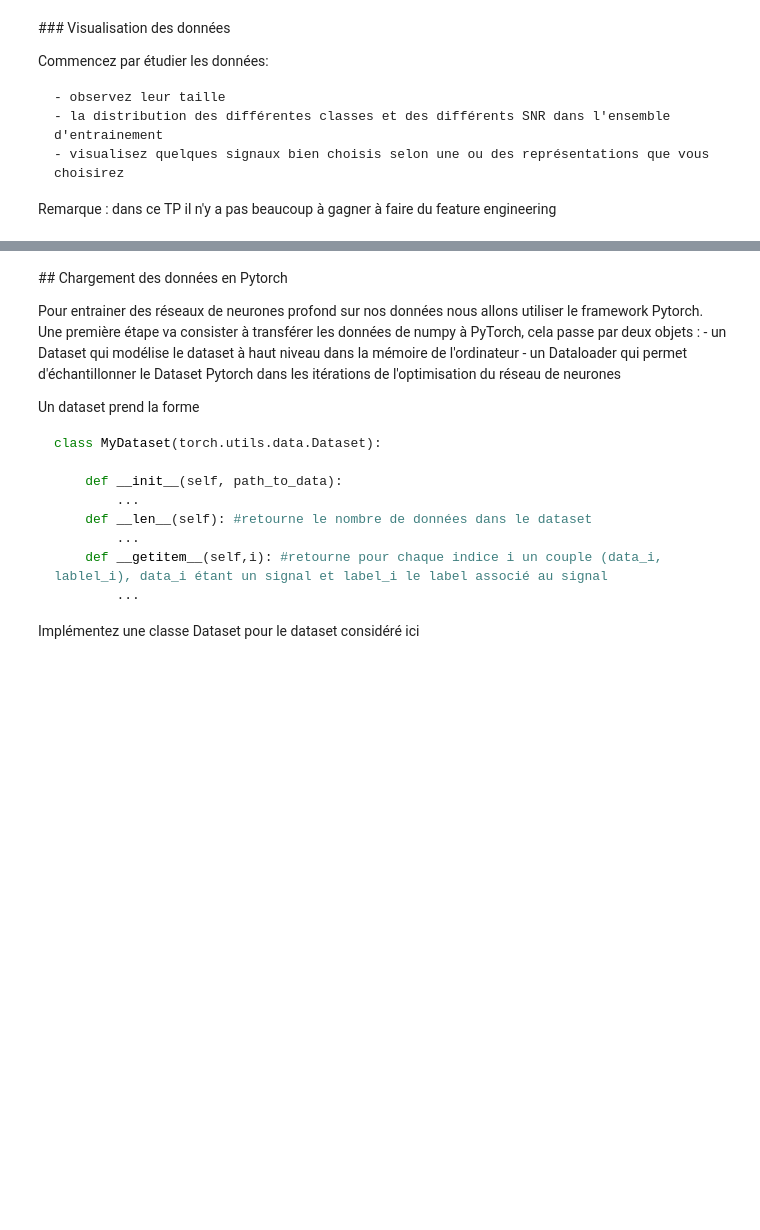
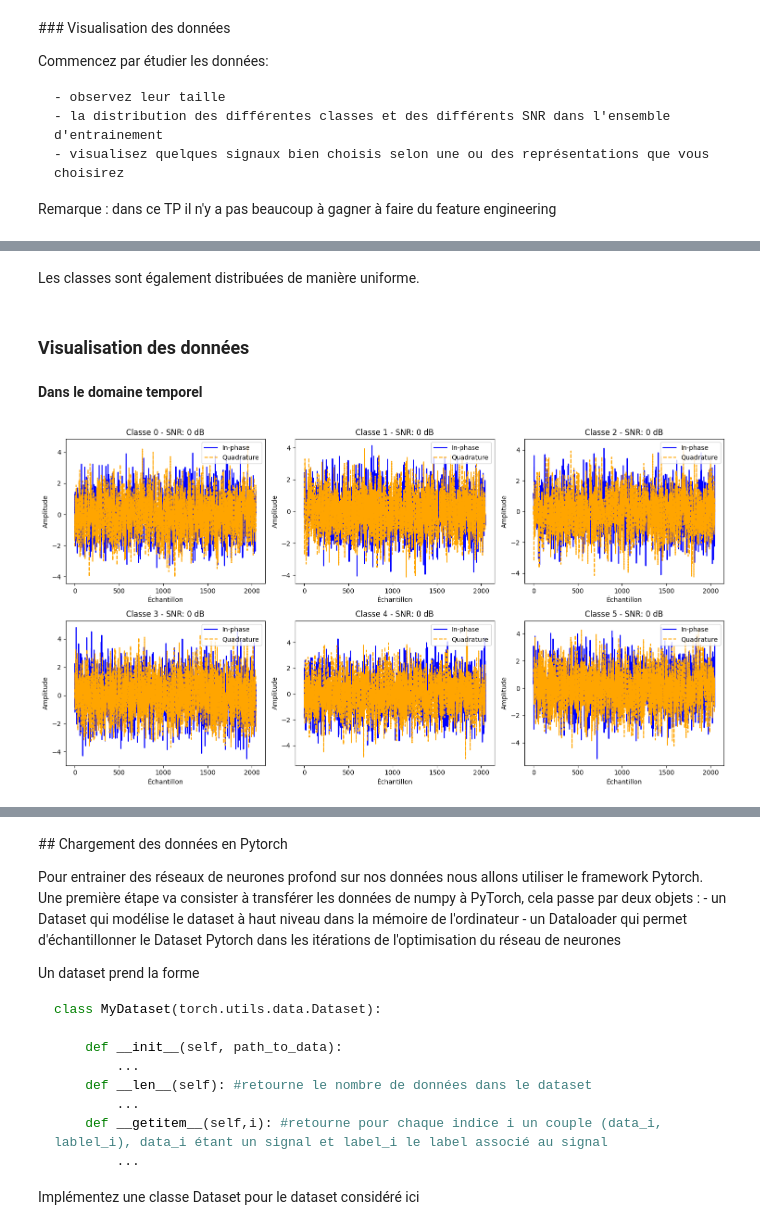
Before and after one commit to arebaine/dlts-tp3, a Jupyter notebook: dlts_tp3.ipynb, the cells around one changed output, grey strips where cells are left out. Cells and saved outputs as stored; diff of their text form; code cells hidden in the pictures; blank space fills up the shorter version.

```diff
--- a/dlts_tp3.ipynb
+++ b/dlts_tp3.ipynb
@@ -103,3 +134,15 @@ Commencez par étudier les données:
     - visualisez quelques signaux bien choisis selon une ou des représentations que vous choisirez
 
 Remarque : dans ce TP il n'y a pas beaucoup à gagner à faire du feature engineering
+# %%
+data_path = 'train.hdf5'
+
+data = h5py.File(data_path , 'r')
+
+signals = np.array(data['signaux'])
+snr =  np.array(data['snr'])
+labels_id = np.array(data['labels'])
+
+data.close()
+
+signals.shape
@@ -105,0 +173,4 @@ Remarque : dans ce TP il n'y a pas beaucoup à gagner à faire du feature engine
+# %% [markdown]
+Les classes sont également distribuées de manière uniforme.
+# %% [markdown]
+### Visualisation des données
@@ -105,0 +217,27 @@ Remarque : dans ce TP il n'y a pas beaucoup à gagner à faire du feature engine
+# %% [markdown]
+**Dans le domaine temporel**
+# %%
+def plot_samples_from_each_class(signals, labels_id, snr, sample_indices):
+    fig, axes = plt.subplots(2, 3, figsize=(15, 8))
+    axes = axes.ravel()
+
+    for idx, (sample_idx, label) in enumerate(sample_indices):
+        signal = signals[sample_idx]
+
+        # Tracé de la partie réelle et imaginaire du signal
+        axes[idx].plot(signal[:, 0], label="In-phase", color='blue')
+        axes[idx].plot(signal[:, 1], label="Quadrature", color='orange', linestyle='--')
+
+        # Configuration des sous-graphiques
+        axes[idx].set_title(f"Classe {label} - SNR: {snr[sample_idx]} dB")
+        axes[idx].set_xlabel("Échantillon")
+        axes[idx].set_ylabel("Amplitude")
+        axes[idx].legend(loc="upper right")
+
+    plt.tight_layout()
+    plt.show()
+# %%
+# Pour un SNR de 0 dB
+plot_samples_from_each_class(signals, labels_id, snr, sample_from_each_classes_SNR0)
+# %% [output]
+[figure, added]
```
Also changed, not shown: parts of 27 cells of this notebook.
